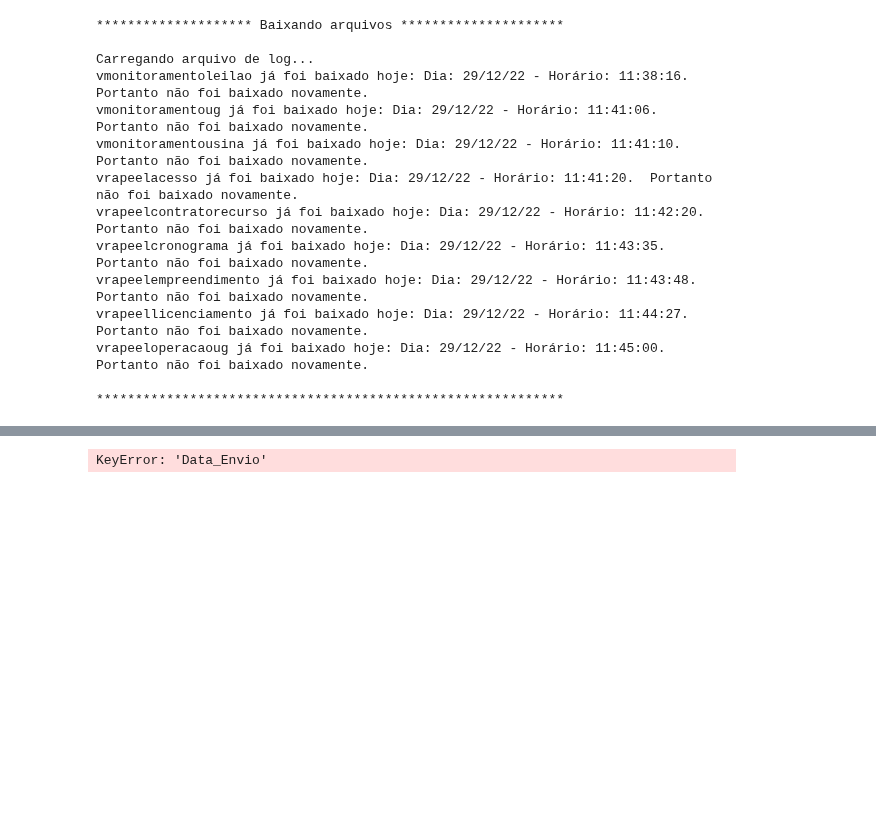
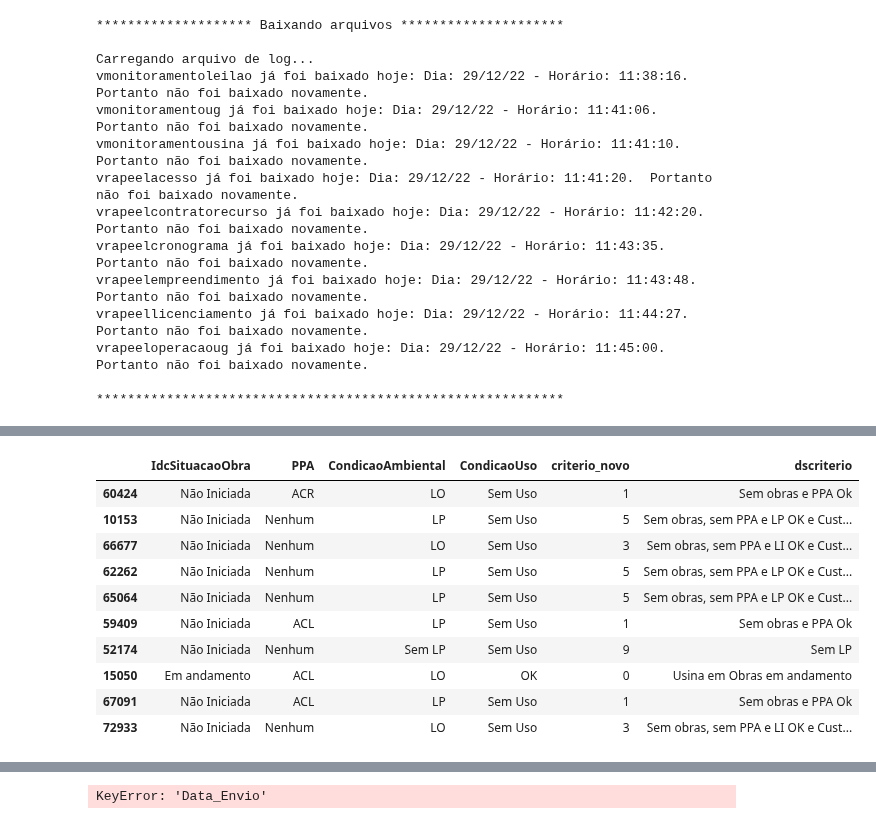
Before and after one commit to Vinicius667/Previsor, a Jupyter notebook: App/Previsor_teste2.ipynb, the cells around one changed output, grey strips where cells are left out. Saved outputs shown, nothing was run; the diff lists cells and outputs as text; code cells hidden in the pictures; blank space fills up the shorter version.

```diff
--- a/App/Previsor_teste2.ipynb
+++ b/App/Previsor_teste2.ipynb
@@ -84,0 +281,35 @@ input_rapee
+# %%
+slp = "Sem LP"
+sim = "Sim"
+tabela_criterio['criterio_novo'] = np.select(
+    [
+        (tabela_criterio.IdcSemPrevisao == sim),
+        (tabela_criterio.IdcSituacaoObra == ea),
+        (( tabela_criterio.IdcSituacaoObra == na)  &  (tabela_criterio.PPA != nenhum) ),
+        ((tabela_criterio.IdcSituacaoObra == na) & (tabela_criterio.PPA == nenhum) & (tabela_criterio.CondicaoAmbiental.isin(["LI","LO"])) & (tabela_criterio.CondicaoUso == ok)),
+        ((tabela_criterio.IdcSituacaoObra == na) & (tabela_criterio.PPA == nenhum) & (tabela_criterio.CondicaoAmbiental == "LP") & (tabela_criterio.CondicaoUso == ok)),
+        ((tabela_criterio.IdcSituacaoObra == na) & (tabela_criterio.PPA == nenhum) & (tabela_criterio.CondicaoAmbiental.isin(["LI","LO"])) & (tabela_criterio.CondicaoUso != ok)),
+        ((tabela_criterio.IdcSituacaoObra == na) & (tabela_criterio.PPA == nenhum) & (tabela_criterio.CondicaoAmbiental == "LP") & (tabela_criterio.CondicaoUso != ok)),
+        (tabela_criterio.IdcSituacaoObra == paralisada),
+        (tabela_criterio.CondicaoAmbiental == "Sem LP"),
+        ((tabela_criterio.DthEnvio.isna()) & (tabela_criterio.PPA == nenhum)),
+
+    ],
+    [9,0,1,2,4,3,5,8,6,7],
+    default=-8
+)
+
+
+display(tabela_criterio[['IdcSituacaoObra','PPA','CondicaoAmbiental','CondicaoUso','criterio_novo','dscriterio']].sample(10))
+# %% [output]
+|  | IdcSituacaoObra | PPA | CondicaoAmbiental | CondicaoUso | criterio_novo | dscriterio |
+| 60424 | Não Iniciada | ACR | LO | Sem Uso | 1 | Sem obras e PPA Ok |
+| 10153 | Não Iniciada | Nenhum | LP | Sem Uso | 5 | Sem obras, sem PPA e LP OK e Cust... |
+| 66677 | Não Iniciada | Nenhum | LO | Sem Uso | 3 | Sem obras, sem PPA e LI OK e Cust... |
+| 62262 | Não Iniciada | Nenhum | LP | Sem Uso | 5 | Sem obras, sem PPA e LP OK e Cust... |
+| 65064 | Não Iniciada | Nenhum | LP | Sem Uso | 5 | Sem obras, sem PPA e LP OK e Cust... |
+| 59409 | Não Iniciada | ACL | LP | Sem Uso | 1 | Sem obras e PPA Ok |
+| 52174 | Não Iniciada | Nenhum | Sem LP | Sem Uso | 9 | Sem LP |
+| 15050 | Em andamento | ACL | LO | OK | 0 | Usina em Obras em andamento |
+| 67091 | Não Iniciada | ACL | LP | Sem Uso | 1 | Sem obras e PPA Ok |
+| 72933 | Não Iniciada | Nenhum | LO | Sem Uso | 3 | Sem obras, sem PPA e LI OK e Cust... |
```
Also changed, not shown: parts of 17 cells of this notebook, 3 other files.
